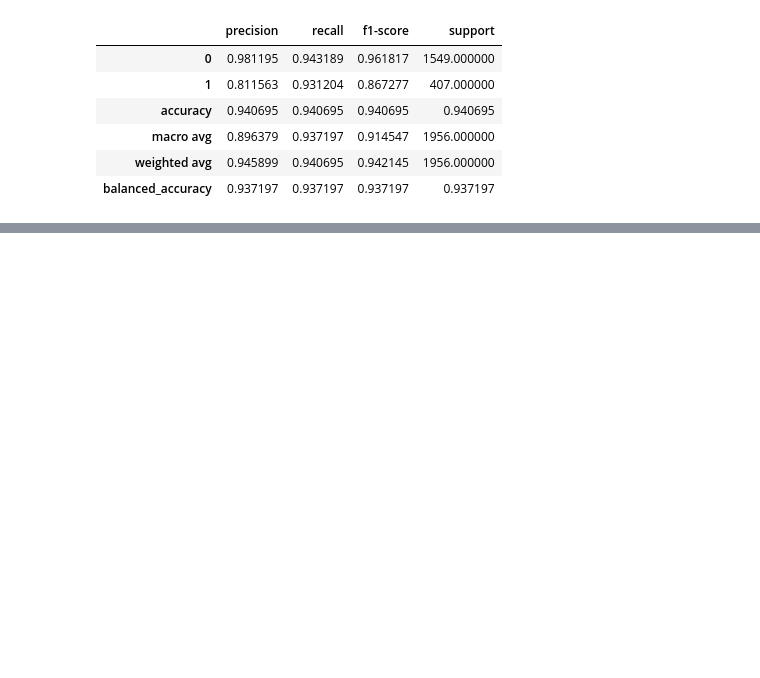
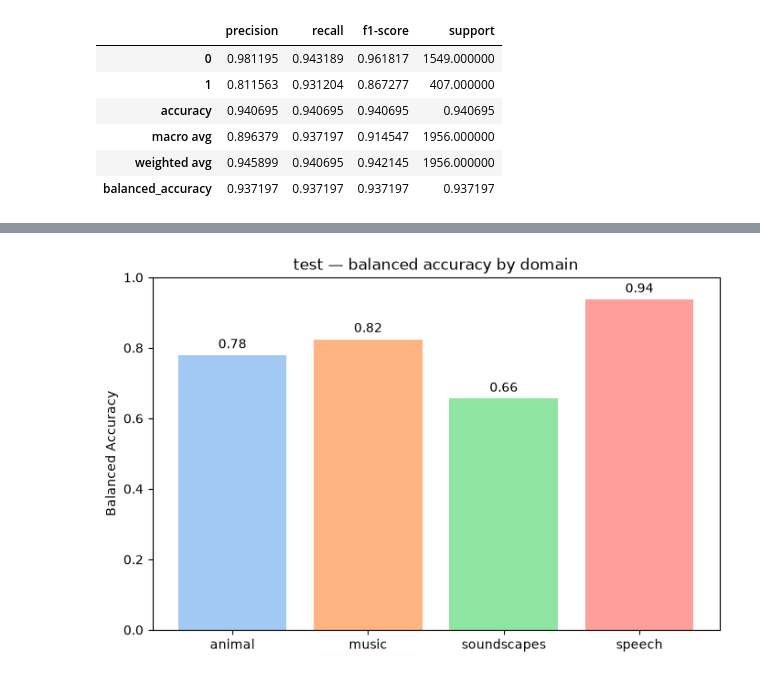
Before and after one commit to alicee127/master-thesis, a Jupyter notebook: test.ipynb, the cells around one changed output, grey strips where cells are left out. Drawn from its saved outputs; the diff is of its cells as text; code cells hidden in the pictures; blank space fills up the shorter version.

```diff
--- a/test.ipynb
+++ b/test.ipynb
@@ -13,7 +13,7 @@ from src.utils.evaluation import compute_classification_reports, save_confusion_
 with open("outputs/models/fitted_pcas.pkl", "rb") as f:
     fitted_pcas = pickle.load(f)
 # %%
-test_dataset = MultiDomainDataset("outputs/embeddings/test")
+test_dataset = MultiDomainDataset("outputs/embeddings/test", native_only=True)
 # %%
 for domain_name in test_dataset.domain_data:
     test_embeddings = test_dataset.domain_data[domain_name]["embedding"]
@@ -107,0 +114,4 @@ save_confusion_matrices(trainer, splits)
+# %%
+plot_domain_metric_bar(reports, split_name="test", metric="balanced_accuracy")
+# %% [output]
+[figure, added]
```
Also changed, not shown: parts of 4 cells of this notebook, 6 other files.
